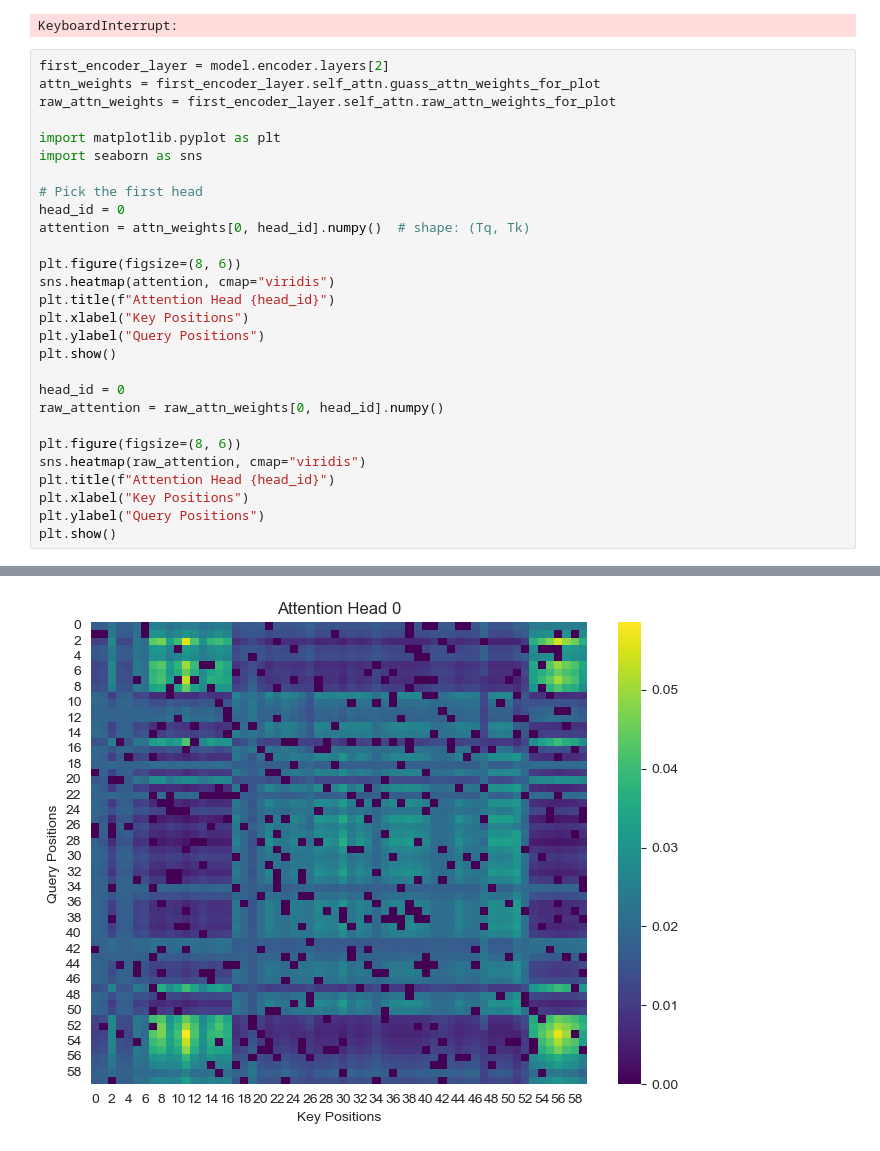
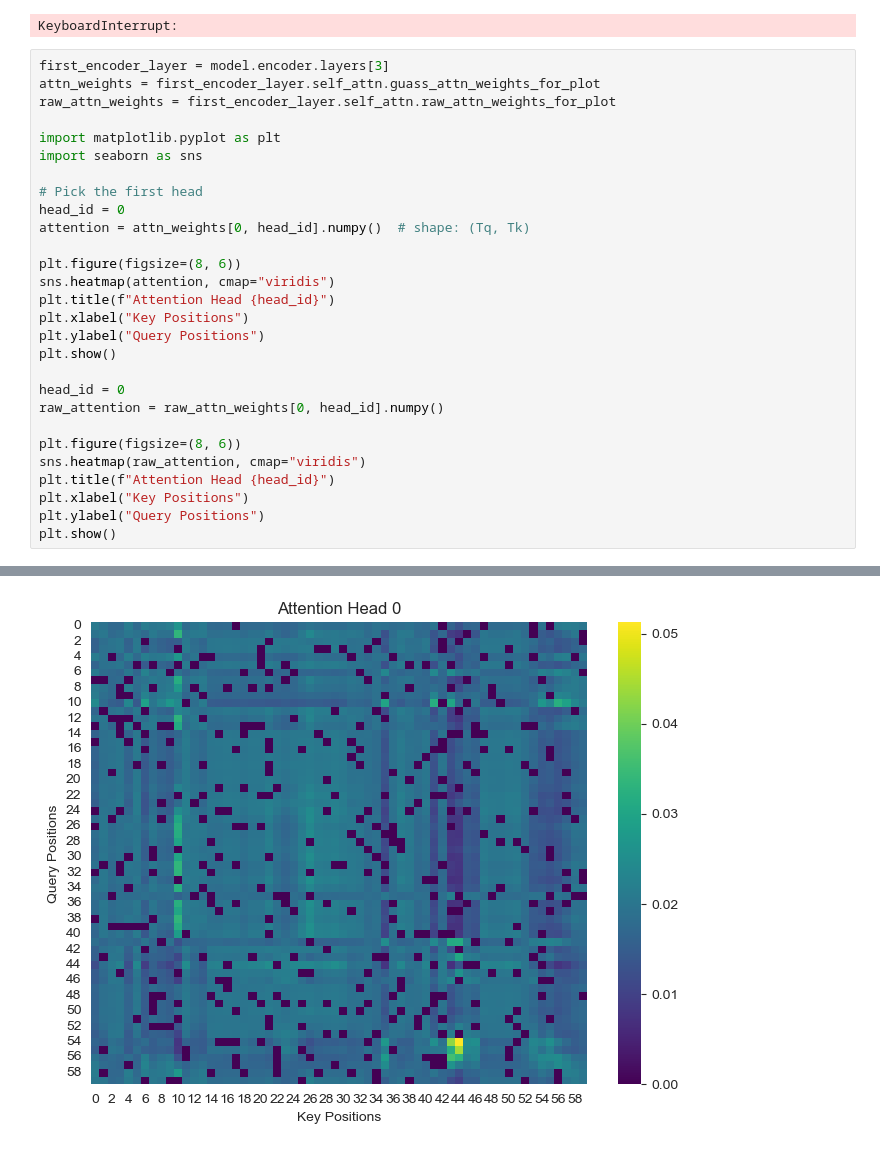
Before and after one commit to manikBS/omscs-capstone, a Jupyter notebook: manik_guassian_nonpl_encoder.ipynb, the cells around one changed output, grey strips where cells are left out. Saved outputs shown, nothing was run; the diff lists cells and outputs as text.

```diff
--- a/manik_guassian_nonpl_encoder.ipynb
+++ b/manik_guassian_nonpl_encoder.ipynb
@@ -127,7 +127,7 @@ train_loss, val_loss = forecaster1.train(train_loader, val_loader)
 # %% [output]
 KeyboardInterrupt:
 # %%
-first_encoder_layer = model.encoder.layers[2]
+first_encoder_layer = model.encoder.layers[3]
 attn_weights = first_encoder_layer.self_attn.guass_attn_weights_for_plot
 raw_attn_weights = first_encoder_layer.self_attn.raw_attn_weights_for_plot
 
@@ -159 +159 @@ plt.show()
-[figure, old version]
+[figure, new version]
```
Also changed, not shown: parts of 4 cells of this notebook, 4 other files.
